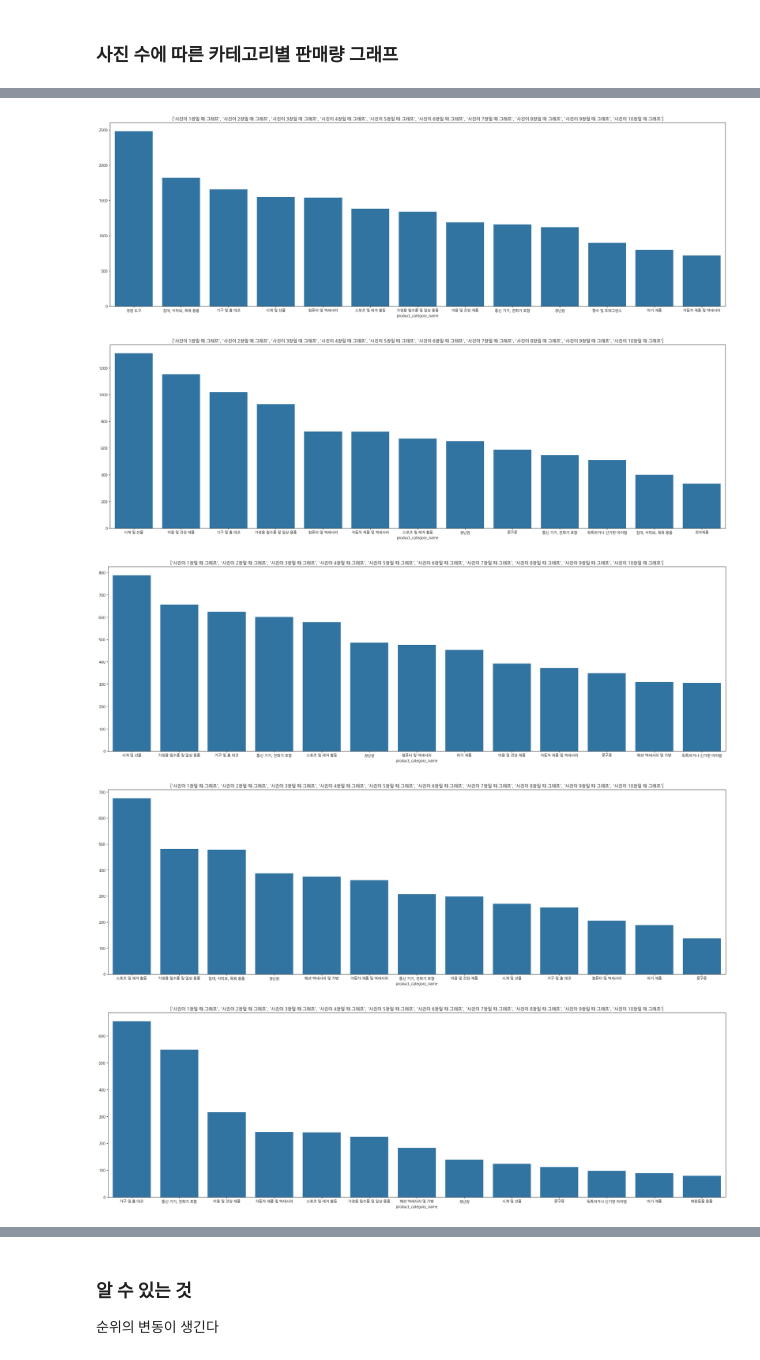
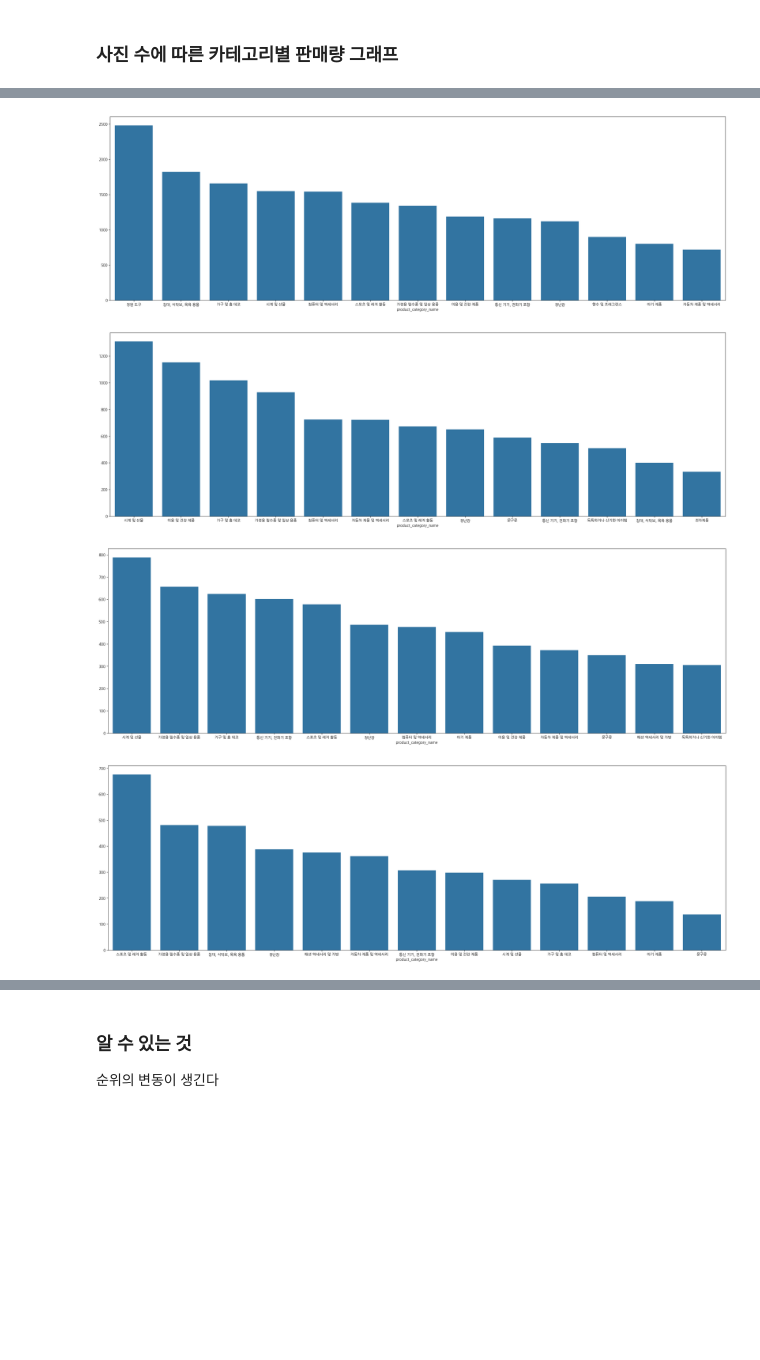
Before and after one commit to DonginJeon/Chunjae_edu, a Jupyter notebook: Team_project_1/analysis.ipynb, the cells around one changed output, grey strips where cells are left out. Saved outputs shown, nothing was run; the diff lists cells and outputs as text; code cells hidden in the pictures; blank space fills up the shorter version.

```diff
--- a/Team_project_1/analysis.ipynb
+++ b/Team_project_1/analysis.ipynb
@@ -78,24 +72,19 @@ photo = [
     photo_2,
     photo_3,
     photo_4,
-    photo_5,
-    photo_6,
-    photo_7,
-    photo_8,
-    photo_9,
-    photo_10,
+    photo_5
 ]
 
 
 for p in photo:
 
-    titles = [f"사진이 {i}장일 때 그래프" for i in range(1, 11)]
+
     datav = p["product_category_name"].value_counts().head(13)
     data_v = pd.DataFrame(datav)
     x = datav.index
     y = datav.values
     plt.figure(figsize=(30, 9))
     sns.barplot(data=data_v, x=x, y=y)
-    plt.title(titles)
+
     plt.show()
 # %% [output]
@@ -103,5 +92,4 @@ for p in photo:
-[figure, old version]
+[figure, new version]
-[figure, old version]
+[figure, new version]
-[figure, old version]
+[figure, new version]
-[figure, old version]
+[figure, new version]
-[figure, removed]
```
Also changed, not shown: parts of 5 cells of this notebook, 28 other files.
